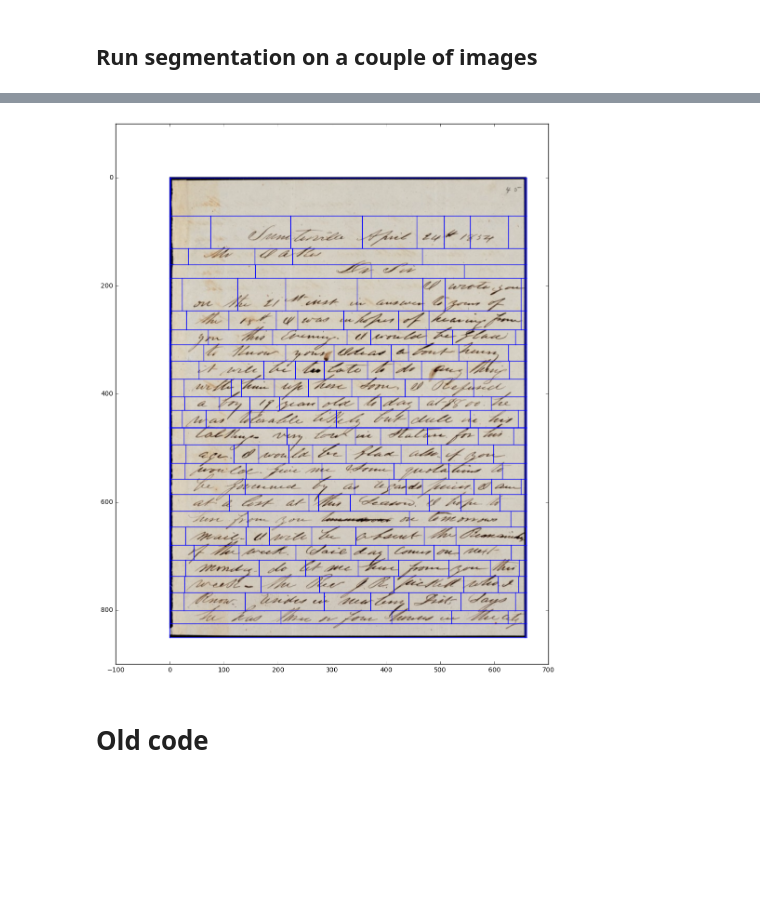
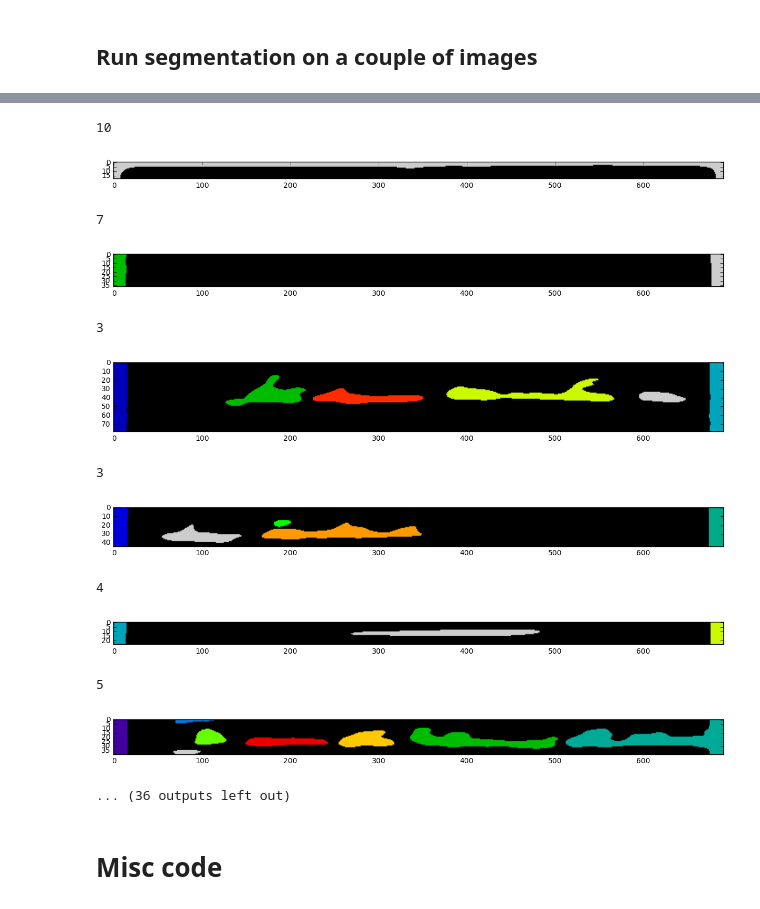
Before and after one commit to danhan52/text_segmentation, a Jupyter notebook: test_segmentation.ipynb, the cells around one changed output, grey strips where cells are left out. Drawn from its saved outputs; the diff is of its cells as text; code cells hidden in the pictures; blank space fills up the shorter version.

Commit message:
Improved edge removal, working on scale-space word segmentation

```diff
--- a/test_segmentation.ipynb
+++ b/test_segmentation.ipynb
@@ -188,6 +173,69 @@ saveSegments(let, lb, wb, "easy1", "segmented_img/")
-# %%
-let, grey, greyBi, greySm = readAndPrep("images/medium1.png")
-lb, wb = segmentDoc(let, greySm, grey)
-saveSegments(let, lb, wb, "medium1", "segmented_img/")
-# %% [output]
-[figure, removed]
+# %%
+# some parameters for testing
+plotIt1=False
+plotIt2=False
+plotIt3=True
+fname = "images/easy1.jpg"
+outFname = "easy1"
+
+# read in and do all pre-processing
+let, grey = readImg(fname, plotIt=plotIt1)
+let, grey = removeEdges(let, grey, rmThresh=0)
+# grey = whitenEdgesProject(grey)
+greyBi = binarizeImg(grey, biThresh="otsu", plotIt=plotIt1)
+greySm = smoothImg(grey, smoothSigma=5.0, plotIt=plotIt1)
+greyBiSm = smoothImg(greyBi, smoothSigma=5.0, plotIt=plotIt1)
+
+
+# get linebreaks
+lb = projBreaks(greyBiSm, "y")
+# plotBoxes(let, lb)
+
+# get wordbreaks
+nu = 4
+sigYs = np.arange(1, 8, 0.3)
+sigXs = sigYs * nu
+
+wbScale = []
+for i in range(len(lb)-1):
+    #i = 3
+    chunk = grey[lb[i]:lb[i+1],]
+    if chunk.shape[0] <= 1:
+        continue
+    extents = []
+    count = 0
+    for j in range(len(sigYs)):
+        filt = ndimage.filters.gaussian_filter(input=chunk, sigma=(sigYs[j],sigXs[j]))
+        if count < 3:
+            th = filters.threshold_otsu(filt)
+            count += 1
+        binfilt = binarizeImg(filt, th)
+    #     plotBoxes(binfilt, lb=[], wb=wbScale, cmap="gray")
+        extents.append(np.sum(binfilt))
+    j = np.argmin(extents)
+    print(j)
+    j = 4
+    filt = ndimage.filters.gaussian_filter(input=chunk, sigma=(sigYs[j],sigXs[j]))
+    binfilt = binarizeImg(filt, "otsu")
+    # plotBoxes(binfilt, lb=[], wb=wbScale, cmap="gray")
+
+    # find pieces
+    binfilt2 = 1 - binfilt
+    labels, nrObj = ndimage.label(binfilt2)
+    plt.imshow(labels, cmap='spectral')
+    plt.show()
+# https://docs.scipy.org/doc/scipy-0.16.0/reference/generated/scipy.ndimage.measurements.label.html
+# %% [output]
+10
+[figure, added]
+7
+[figure, added]
+3
+[figure, added]
+3
+[figure, added]
+4
+[figure, added]
+5
+[figure, added]
+... (36 outputs left out)
@@ -194,2 +284,2 @@ saveSegments(let, lb, wb, "medium1", "segmented_img/")
 # %% [markdown]
-# Old code
+# Misc code
```
Also changed, not shown: parts of 8 cells of this notebook.
